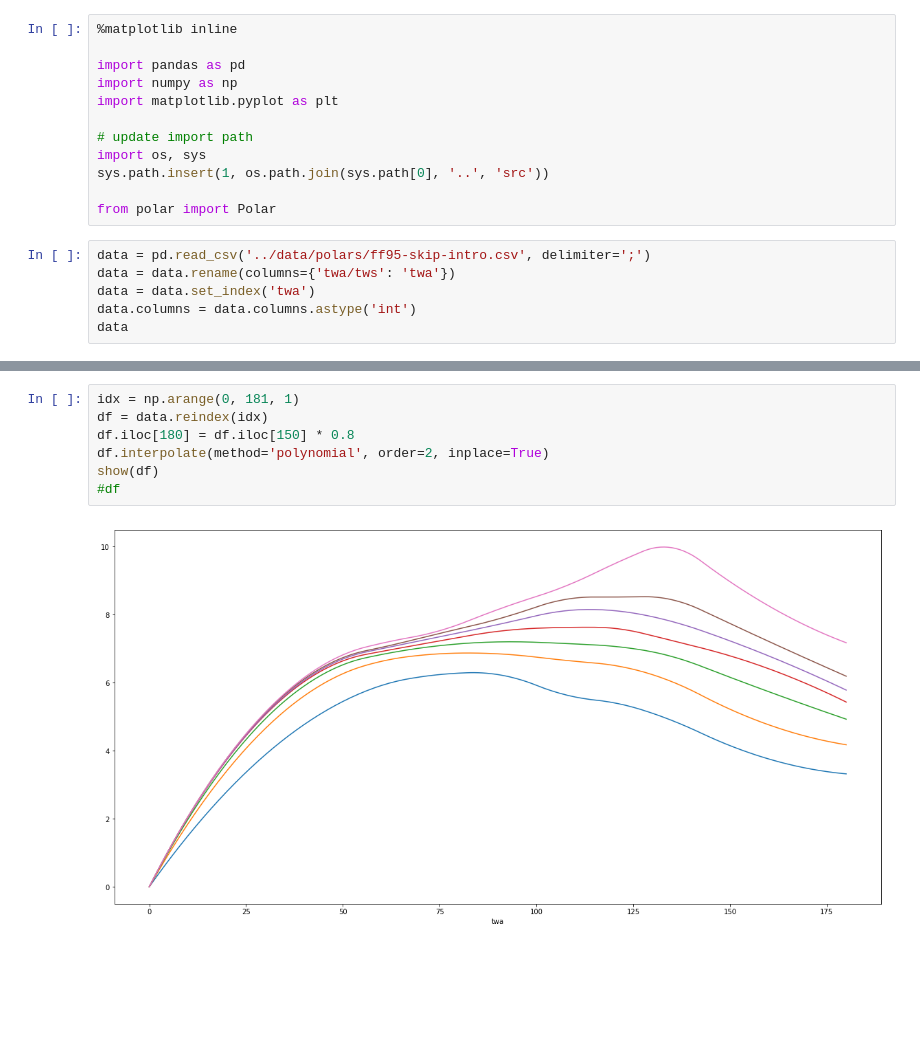
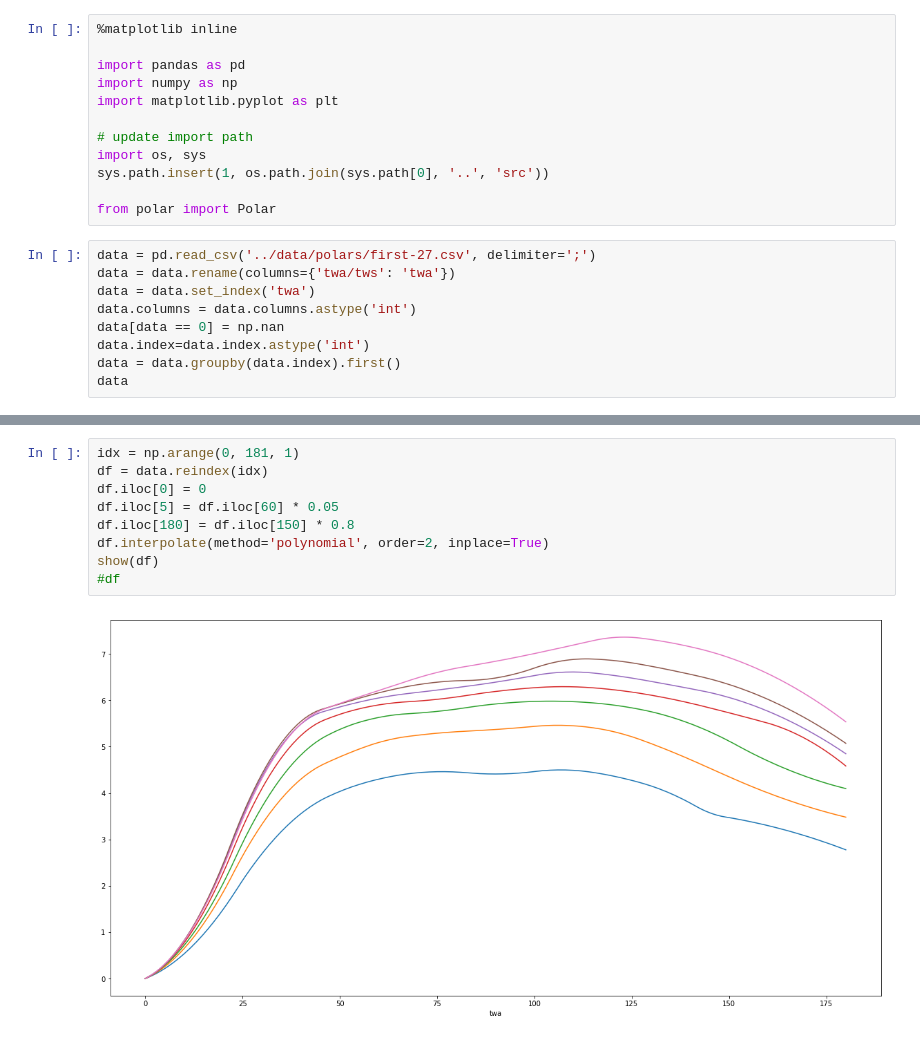
Before and after one commit to wouterdewinter/ai-captain, a Jupyter notebook: notebooks/polars.ipynb, the cells around one changed output, grey strips where cells are left out. Drawn from its saved outputs; the diff is of its cells as text; blank space fills up the shorter version.

Commit message:
better polars

```diff
--- a/notebooks/polars.ipynb
+++ b/notebooks/polars.ipynb
@@ -11,10 +11,13 @@ sys.path.insert(1, os.path.join(sys.path[0], '..', 'src'))
 
 from polar import Polar
 # %%
-data = pd.read_csv('../data/polars/ff95-skip-intro.csv', delimiter=';')
+data = pd.read_csv('../data/polars/first-27.csv', delimiter=';')
 data = data.rename(columns={'twa/tws': 'twa'})
 data = data.set_index('twa')
 data.columns = data.columns.astype('int')
+data[data == 0] = np.nan
+data.index=data.index.astype('int')
+data = data.groupby(data.index).first()
 data
 # %% [output]
 |  | 6 | 8 | 10 | 12 | 14 | 16 | 20 |
@@ -42,12 +52,14 @@ show(data)
 # %%
 idx = np.arange(0, 181, 1)
 df = data.reindex(idx)
+df.iloc[0] = 0
+df.iloc[5] = df.iloc[60] * 0.05
 df.iloc[180] = df.iloc[150] * 0.8
 df.interpolate(method='polynomial', order=2, inplace=True)
 show(df)
 #df
 # %% [output]
-[figure, old version]
+[figure, new version]
 # %%
 df.iloc[45].plot()
 # %% [output]
```
Also changed, not shown: parts of 5 cells of this notebook, 3 other files.
